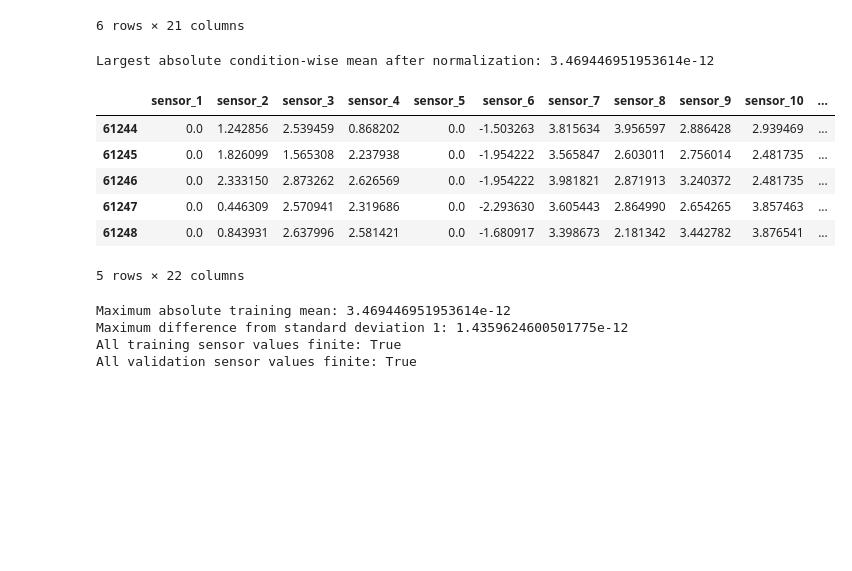
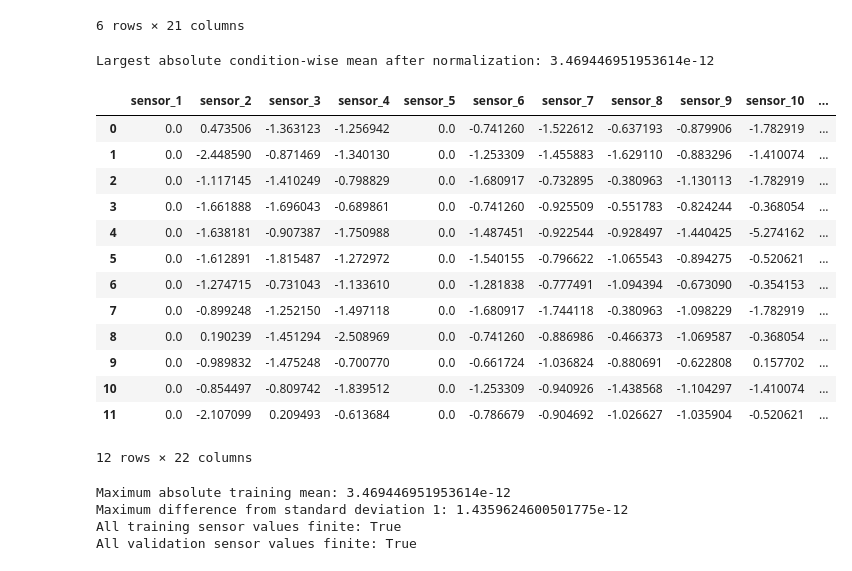
Before and after one commit to iamprakhar10/aircraft-rul-predictor, a Jupyter notebook: notebooks/03_fd004.ipynb, the cells around one changed output. Saved outputs shown, nothing was run; the diff lists cells and outputs as text; code cells hidden in the pictures; blank space fills up the shorter version.

```diff
--- a/notebooks/03_fd004.ipynb
+++ b/notebooks/03_fd004.ipynb
@@ -639,33 +639,40 @@ fd004_val_normalized = apply_condition_wise_normalization(
 # %%
 # ============================================================
 # Check normalized training statistics
 # ============================================================
 
 normalized_condition_means = (
     fd004_train_normalized
     .groupby("operating_condition")[sensor_columns]
     .mean()
 )
 
 print(
     "Largest absolute condition-wise mean after normalization:",
     normalized_condition_means.abs().max().max(),
 )
 
 print()
 
 fd004_train_normalized[
     sensor_columns + ["rul_capped"]
-].tail()
+].head(12)
 # %% [output]
 Largest absolute condition-wise mean after normalization: 3.469446951953614e-12
 |  | sensor_1 | sensor_2 | sensor_3 | sensor_4 | sensor_5 | sensor_6 | sensor_7 | sensor_8 | sensor_9 | sensor_10 | ... |
-| 61244 | 0.0 | 1.242856 | 2.539459 | 0.868202 | 0.0 | -1.503263 | 3.815634 | 3.956597 | 2.886428 | 2.939469 | ... |
-| 61245 | 0.0 | 1.826099 | 1.565308 | 2.237938 | 0.0 | -1.954222 | 3.565847 | 2.603011 | 2.756014 | 2.481735 | ... |
-| 61246 | 0.0 | 2.333150 | 2.873262 | 2.626569 | 0.0 | -1.954222 | 3.981821 | 2.871913 | 3.240372 | 2.481735 | ... |
-| 61247 | 0.0 | 0.446309 | 2.570941 | 2.319686 | 0.0 | -2.293630 | 3.605443 | 2.864990 | 2.654265 | 3.857463 | ... |
-| 61248 | 0.0 | 0.843931 | 2.637996 | 2.581421 | 0.0 | -1.680917 | 3.398673 | 2.181342 | 3.442782 | 3.876541 | ... |
+| 0 | 0.0 | 0.473506 | -1.363123 | -1.256942 | 0.0 | -0.741260 | -1.522612 | -0.637193 | -0.879906 | -1.782919 | ... |
+| 1 | 0.0 | -2.448590 | -0.871469 | -1.340130 | 0.0 | -1.253309 | -1.455883 | -1.629110 | -0.883296 | -1.410074 | ... |
+| 2 | 0.0 | -1.117145 | -1.410249 | -0.798829 | 0.0 | -1.680917 | -0.732895 | -0.380963 | -1.130113 | -1.782919 | ... |
+| 3 | 0.0 | -1.661888 | -1.696043 | -0.689861 | 0.0 | -0.741260 | -0.925509 | -0.551783 | -0.824244 | -0.368054 | ... |
+| 4 | 0.0 | -1.638181 | -0.907387 | -1.750988 | 0.0 | -1.487451 | -0.922544 | -0.928497 | -1.440425 | -5.274162 | ... |
+| 5 | 0.0 | -1.612891 | -1.815487 | -1.272972 | 0.0 | -1.540155 | -0.796622 | -1.065543 | -0.894275 | -0.520621 | ... |
+| 6 | 0.0 | -1.274715 | -0.731043 | -1.133610 | 0.0 | -1.281838 | -0.777491 | -1.094394 | -0.673090 | -0.354153 | ... |
+| 7 | 0.0 | -0.899248 | -1.252150 | -1.497118 | 0.0 | -1.680917 | -1.744118 | -0.380963 | -1.098229 | -1.782919 | ... |
+| 8 | 0.0 | 0.190239 | -1.451294 | -2.508969 | 0.0 | -0.741260 | -0.886986 | -0.466373 | -1.069587 | -0.368054 | ... |
+| 9 | 0.0 | -0.989832 | -1.475248 | -0.700770 | 0.0 | -0.661724 | -1.036824 | -0.880691 | -0.622808 | 0.157702 | ... |
+| 10 | 0.0 | -0.854497 | -0.809742 | -1.839512 | 0.0 | -1.253309 | -0.940926 | -1.438568 | -1.104297 | -1.410074 | ... |
+| 11 | 0.0 | -2.107099 | 0.209493 | -0.613684 | 0.0 | -0.786679 | -0.904692 | -1.026627 | -1.035904 | -0.520621 | ... |
-5 rows × 22 columns
+12 rows × 22 columns
 # %%
 # ============================================================
 # Verify condition-wise normalization
```
Also changed, not shown: parts of 7 cells of this notebook.
